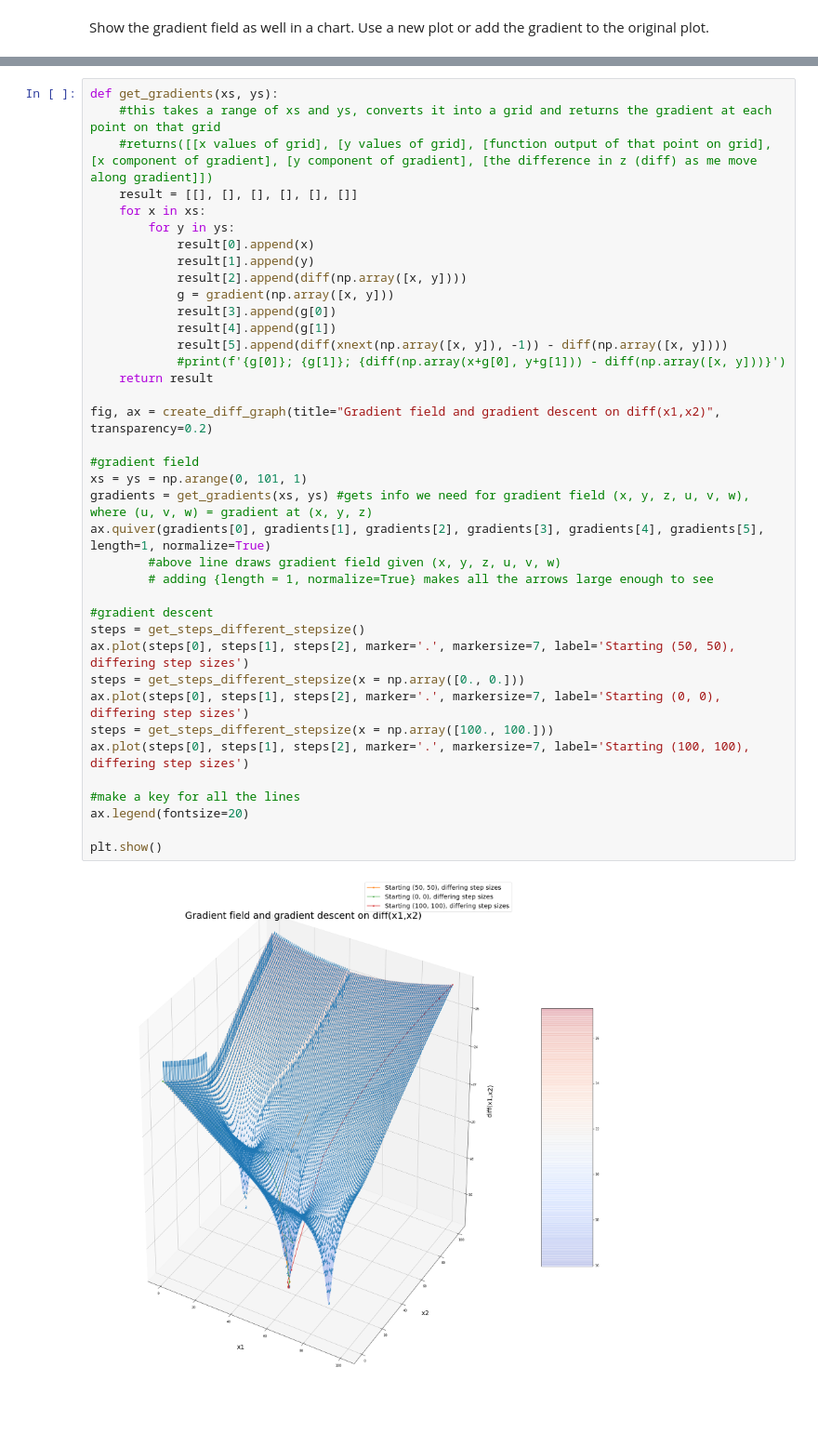
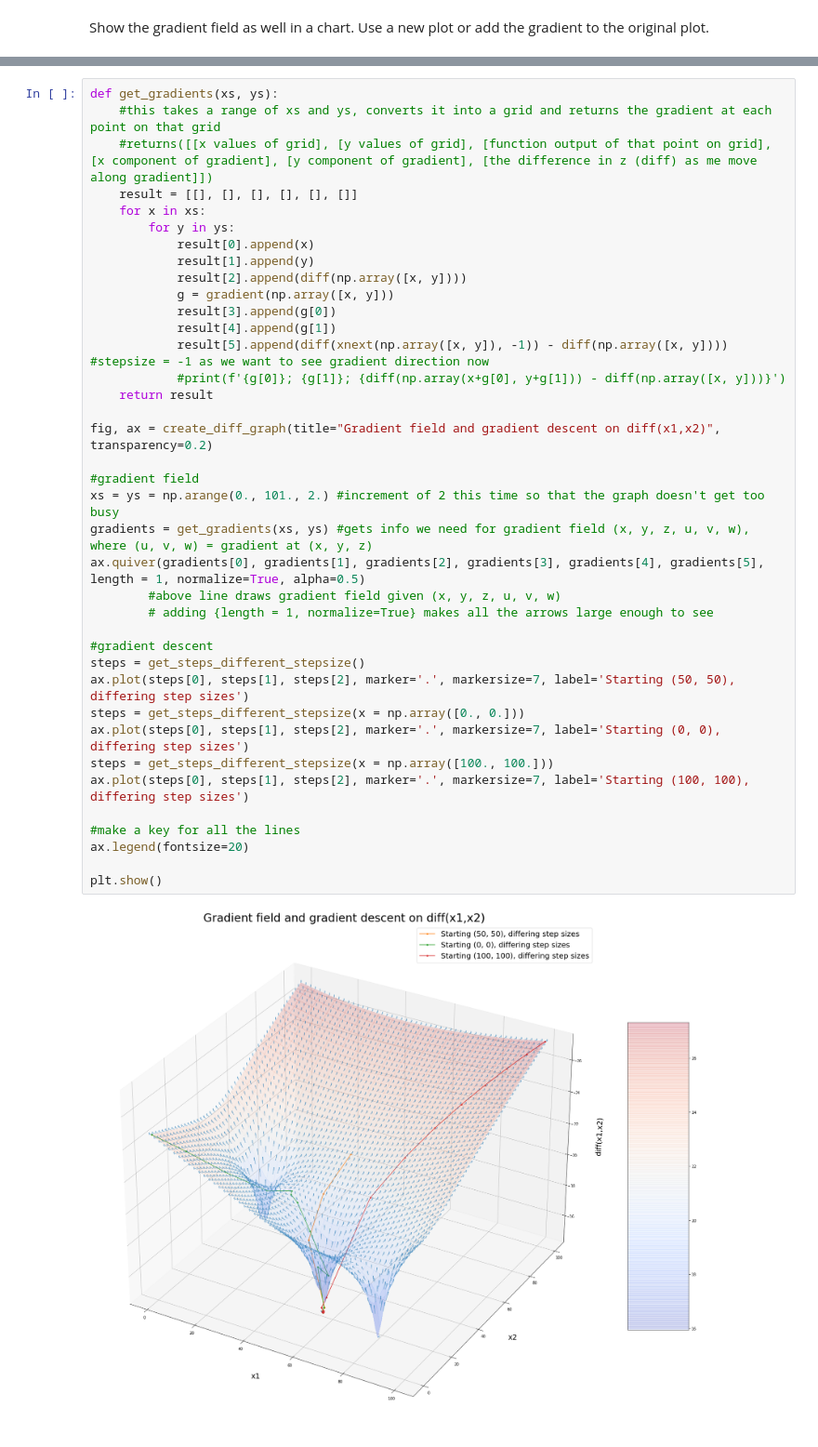
Before and after one commit to kaiobendrauf/skills4ai_gradient, a Jupyter notebook: Python exercise 'estimate gradient'.ipynb, the cells around one changed output, grey strips where cells are left out. Shown at 93% size. Drawn from its saved outputs; the diff is of its cells as text.

```diff
--- a/Python exercise 'estimate gradient'.ipynb
+++ b/Python exercise 'estimate gradient'.ipynb
@@ -355,34 +358,34 @@ def get_gradients(xs, ys):
         for y in ys:
             result[0].append(x)
             result[1].append(y)
             result[2].append(diff(np.array([x, y])))
             g = gradient(np.array([x, y]))
             result[3].append(g[0])
             result[4].append(g[1])
-            result[5].append(diff(xnext(np.array([x, y]), -1)) - diff(np.array([x, y])))
+            result[5].append(diff(xnext(np.array([x, y]), -1)) - diff(np.array([x, y]))) #stepsize = -1 as we want to see gradient direction now
             #print(f'{g[0]}; {g[1]}; {diff(np.array(x+g[0], y+g[1])) - diff(np.array([x, y]))}')
     return result
 
 fig, ax = create_diff_graph(title="Gradient field and gradient descent on diff(x1,x2)", transparency=0.2)
 
 #gradient field
-xs = ys = np.arange(0, 101, 1)
+xs = ys = np.arange(0., 101., 2.) #increment of 2 this time so that the graph doesn't get too busy
 gradients = get_gradients(xs, ys) #gets info we need for gradient field (x, y, z, u, v, w), where (u, v, w) = gradient at (x, y, z)
-ax.quiver(gradients[0], gradients[1], gradients[2], gradients[3], gradients[4], gradients[5], length=1, normalize=True)
+ax.quiver(gradients[0], gradients[1], gradients[2], gradients[3], gradients[4], gradients[5], length = 1, normalize=True, alpha=0.5)
         #above line draws gradient field given (x, y, z, u, v, w)
         # adding {length = 1, normalize=True} makes all the arrows large enough to see
 
 #gradient descent
 steps = get_steps_different_stepsize()
 ax.plot(steps[0], steps[1], steps[2], marker='.', markersize=7, label='Starting (50, 50), differing step sizes')
 steps = get_steps_different_stepsize(x = np.array([0., 0.]))
 ax.plot(steps[0], steps[1], steps[2], marker='.', markersize=7, label='Starting (0, 0), differing step sizes')
 steps = get_steps_different_stepsize(x = np.array([100., 100.]))
 ax.plot(steps[0], steps[1], steps[2], marker='.', markersize=7, label='Starting (100, 100), differing step sizes')
 
 #make a key for all the lines
 ax.legend(fontsize=20)
 
 plt.show()
 # %% [output]
-[figure, old version]
+[figure, new version]
```
Also changed, not shown: parts of 13 cells of this notebook.
